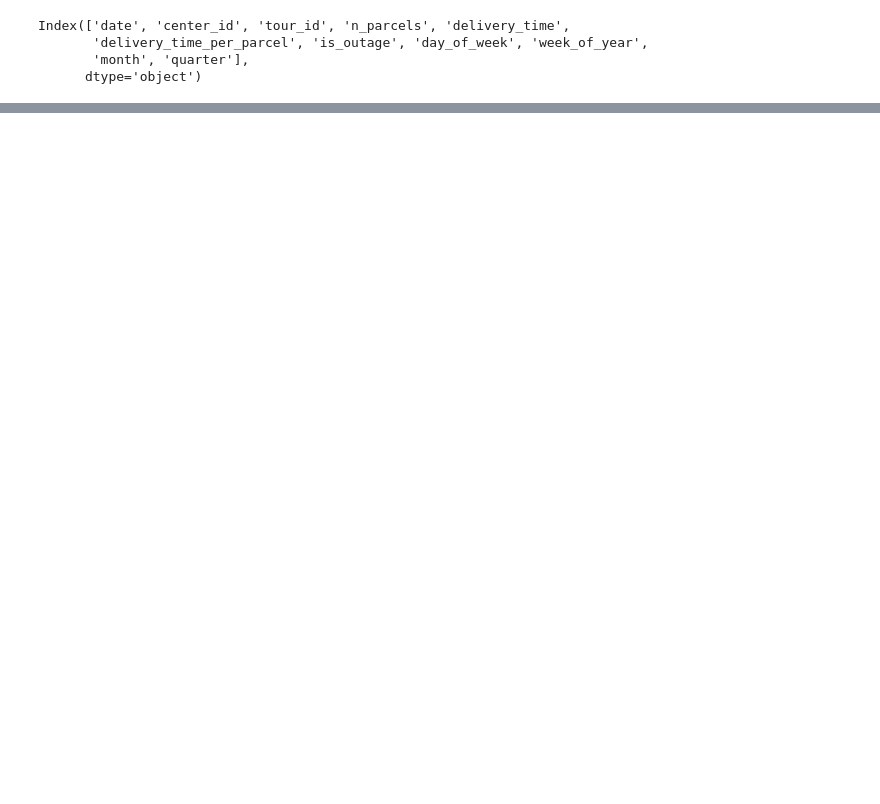
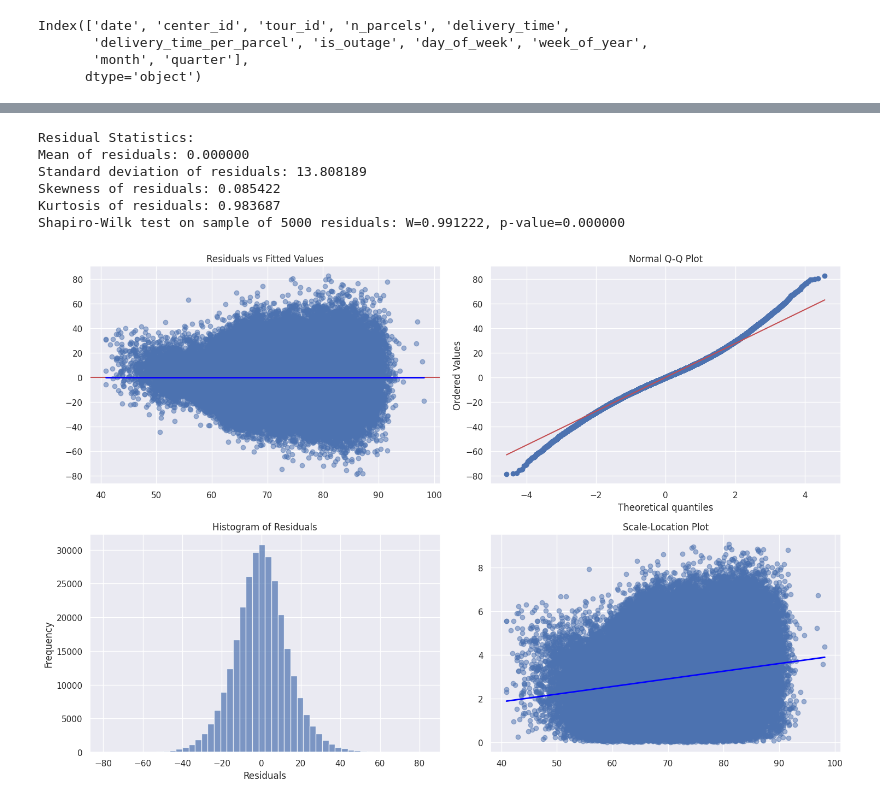
Before and after one commit to rodrigocesar/dynamic-planning-simulation, a Jupyter notebook: docs/notebooks/01-scenario-simulation.ipynb, the cells around one changed output, grey strips where cells are left out. Cells and saved outputs as stored; diff of their text form; code cells hidden in the pictures; blank space fills up the shorter version.

```diff
--- a/docs/notebooks/01-scenario-simulation.ipynb
+++ b/docs/notebooks/01-scenario-simulation.ipynb
@@ -405,3 +441,68 @@ Shapiro-Wilk test on sample of 5000 residuals: W=0.997128, p-value=0.000000
+# %%
+# Perform residual analysis on the regression model from the previous cell
+import matplotlib.pyplot as plt
+import seaborn as sns
+import scipy.stats as stats
+
+# Get the residuals from the model
+residuals = model.resid
+fitted_values = model.fittedvalues
+
+# Create a figure with multiple subplots for residual analysis
+fig, axes = plt.subplots(2, 2, figsize=(15, 10))
+
+# 1. Residuals vs Fitted Values plot
+axes[0, 0].scatter(fitted_values, residuals, alpha=0.5)
+axes[0, 0].axhline(y=0, color='r', linestyle='-')
+axes[0, 0].set_xlabel('Fitted Values')
+axes[0, 0].set_ylabel('Residuals')
+axes[0, 0].set_title('Residuals vs Fitted Values')
+sns.regplot(x=fitted_values, y=residuals, scatter=False, ax=axes[0, 0], color='blue', line_kws={'linewidth': 2})
+
+# 2. QQ plot to check normality of residuals
+stats.probplot(residuals, plot=axes[0, 1])
+axes[0, 1].set_title('Normal Q-Q Plot')
+
+# 3. Histogram of residuals
+axes[1, 0].hist(residuals, bins=50, alpha=0.7)
+axes[1, 0].set_xlabel('Residuals')
+axes[1, 0].set_ylabel('Frequency')
+axes[1, 0].set_title('Histogram of Residuals')
+
+# 4. Scale-Location plot (sqrt of abs residuals vs fitted values)
+sqrt_abs_resid = np.sqrt(np.abs(residuals))
+axes[1, 1].scatter(fitted_values, sqrt_abs_resid, alpha=0.5)
+axes[1, 1].set_xlabel('Fitted Values')
+axes[1, 1].set_ylabel('√|Residuals|')
+axes[1, 1].set_title('Scale-Location Plot')
+sns.regplot(x=fitted_values, y=sqrt_abs_resid, scatter=False, ax=axes[1, 1], color='blue', line_kws={'linewidth': 2})
+
+# Add descriptive statistics of residuals
+print("Residual Statistics:")
+print(f"Mean of residuals: {residuals.mean():.6f}")
+print(f"Standard deviation of residuals: {residuals.std():.6f}")
+print(f"Skewness of residuals: {stats.skew(residuals):.6f}")
+print(f"Kurtosis of residuals: {stats.kurtosis(residuals):.6f}")
+
+# Perform Shapiro-Wilk test for normality (on a sample if dataset is large)
+if len(residuals) > 5000:
+    residual_sample = np.random.choice(residuals, size=5000, replace=False)
+    shapiro_test = stats.shapiro(residual_sample)
+    print(f"Shapiro-Wilk test on sample of 5000 residuals: W={shapiro_test[0]:.6f}, p-value={shapiro_test[1]:.6f}")
+else:
+    shapiro_test = stats.shapiro(residuals)
+    print(f"Shapiro-Wilk test: W={shapiro_test[0]:.6f}, p-value={shapiro_test[1]:.6f}")
+
+plt.tight_layout()
+plt.show()
+# %% [output]
+Residual Statistics:
+Mean of residuals: 0.000000
+Standard deviation of residuals: 13.808189
+Skewness of residuals: 0.085422
+Kurtosis of residuals: 0.983687
+Shapiro-Wilk test on sample of 5000 residuals: W=0.991222, p-value=0.000000
+[figure, added]
 # %%
 # Regress delivery time on number of parcels and delivery center id
 import statsmodels.api as sm
```
Also changed, not shown: parts of 13 cells of this notebook, 3 other files.
